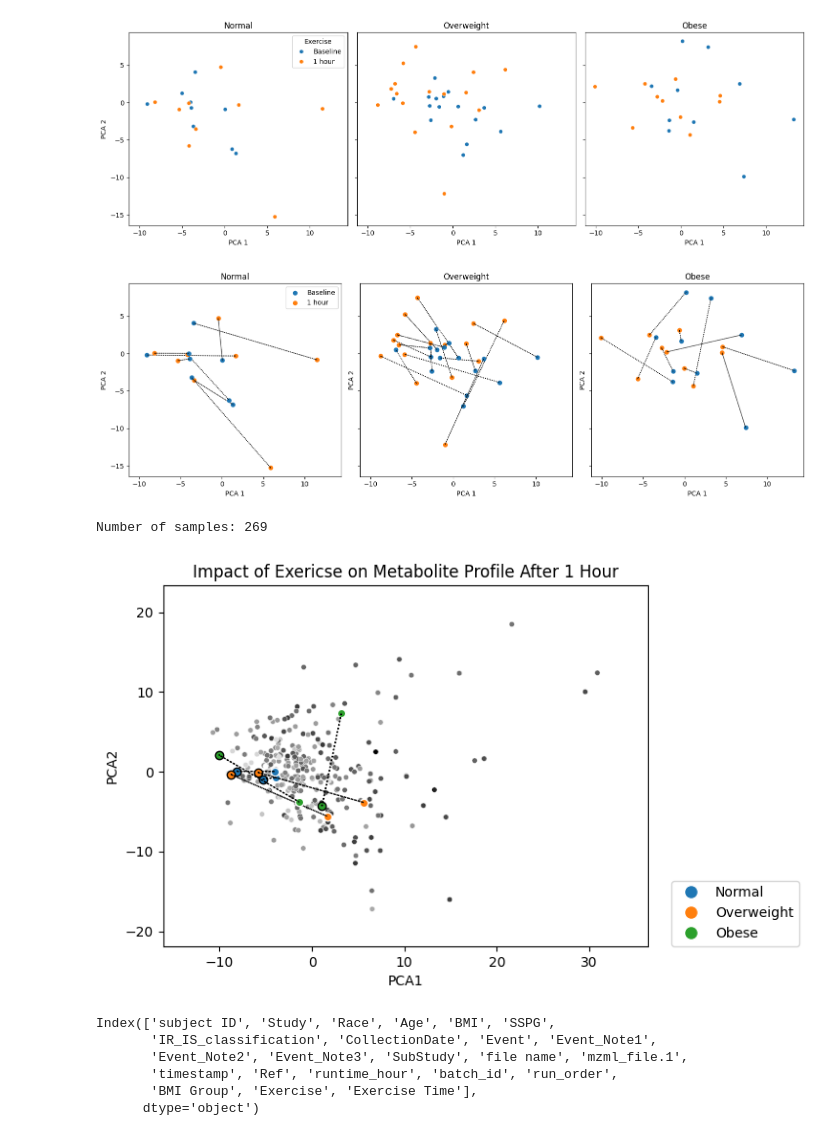
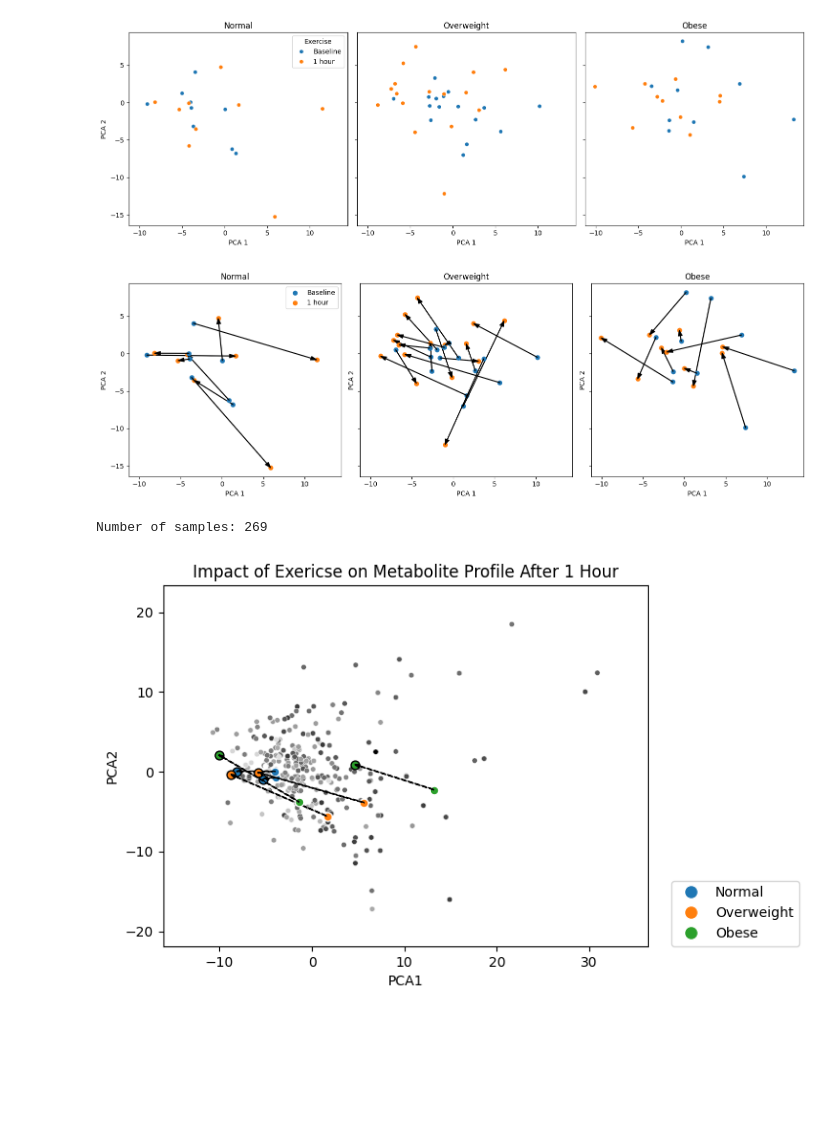
Before and after one commit to ReviveMed/mzEmbed, a Jupyter notebook: ml/stanford_bmi_umaps2.ipynb, the cells around one changed output. Drawn from its saved outputs; the diff is of its cells as text; code cells hidden in the pictures; blank space fills up the shorter version.

```diff
--- a/ml/stanford_bmi_umaps2.ipynb
+++ b/ml/stanford_bmi_umaps2.ipynb
@@ -241,7 +241,7 @@ labels = ['Normal', 'Overweight', 'Obese']
 margin_amount = 0.13
 show_text = False
 # %%
-create_nice_embedding_plot(trainval_embedding, 'BMI', df, emb_kind=emb_kind,margin_amount=margin_amount)
+create_nice_embedding_plot(trainval_embedding, 'BMI', df, emb_kind=emb_kind,margin_amount=margin_amount,dot_size=100)
 # add some text in the corner of the plot
 # how to make this text smllar"
 if show_text:
@@ -270,6 +270,8 @@ for i in range(3):
     for j in range(2):
         if i == 1:
             row = matched_subset.loc[r_dist.index[j+2]]
+        elif (i==2) and (j==0):
+            row = matched_subset.loc[r_dist.index[4]]
         else:
             row = matched_subset.loc[r_dist.index[j]]
         baseline_x = row[(f'{emb_kind}1', 'Baseline')]
@@ -278,15 +280,20 @@ for i in range(3):
         hour_y = row[(f'{emb_kind}2', '1 hour')]
 
         # Draw a scatter plot for the 'Baseline' point
-        plt.scatter(baseline_x, baseline_y, edgecolor='C0', facecolors='none')
+        plt.scatter(baseline_x, baseline_y, edgecolor='C0', facecolors='none', s=30)
 
         # Draw a scatter plot for the '1 hour' point
-        plt.scatter(hour_x, hour_y, edgecolor='C2', facecolors='none')
+        plt.scatter(hour_x, hour_y, edgecolor='C2', facecolors='none',s=30)
 
         # Draw an arrow from the 'Baseline' point to the '1 hour' point
+        # plt.arrow(baseline_x, baseline_y, hour_x - baseline_x, hour_y - baseline_y, color='black', length_includes_head=True,
+        #         head_width=0.1,width=0.005,linestyle=':')
+
         plt.arrow(baseline_x, baseline_y, hour_x - baseline_x, hour_y - baseline_y, color='black', length_includes_head=True,
-                head_width=0.1,width=0.005,linestyle=':')
+            head_width=0.4,width=0.05,linestyle='--')
 
-plt.savefig(os.path.join(chosen_plots_dir, 'color_top_movement_embedding.png'), dpi=300, bbox_inches='tight')
+# plt.xlim(-13,13)
+# plt.ylim(-13,13)
+plt.savefig(os.path.join(chosen_plots_dir, 'color_top_movement_embedding.png'), dpi=600, bbox_inches='tight')
 # %% [output]
 Number of samples: 269
@@ -383,38 +445,38 @@ for i, ax in enumerate(axes):
         hour_x = row[(f'{emb_kind}1', '1 hour')]
         hour_y = row[(f'{emb_kind}2', '1 hour')]
 
         # Draw a scatter plot for the 'Baseline' point
-        ax.scatter(baseline_x, baseline_y, color='C0', label='Baseline' if idx == matched_subset.index[0] else "")
+        ax.scatter(baseline_x, baseline_y, color='C0', label='Baseline' if idx == matched_subset.index[0] else "", s=40)
 
         # Draw a scatter plot for the '1 hour' point
-        ax.scatter(hour_x, hour_y, color='C1', label='1 hour' if idx == matched_subset.index[0] else "")
+        ax.scatter(hour_x, hour_y, color='C1', label='1 hour' if idx == matched_subset.index[0] else "", s=40)
 
         # Draw an arrow from the 'Baseline' point to the '1 hour' point
         ax.arrow(baseline_x, baseline_y, hour_x - baseline_x, hour_y - baseline_y, color='black', length_includes_head=True,
-                head_width=0.1,width=0.005,linestyle=':')
+                head_width=0.5,width=0.05,linestyle='-')
 
     # add a legend
     if i == 0:
         ax.legend()
 
 
 
     # Set the title and axis labels for the subplot
     ax.set_title(labels[i])
     ax.set_xlabel(f'{emb_kind} 1')
     ax.set_ylabel(f'{emb_kind} 2')
 
 # Add a colorbar to the last subplot
 # cbar = plt.colorbar(ax=axes[-1])
 # cbar.set_label('Event Time')
 
 # Adjust the spacing between subplots
 plt.tight_layout()
 
 # Show the plot
-plt.savefig(os.path.join(chosen_plots_dir, 'arrow-bmi_embedding.png'), dpi=300, bbox_inches='tight')
+plt.savefig(os.path.join(chosen_plots_dir, 'arrow-bmi_embedding.png'), dpi=600, bbox_inches='tight')
 # %% [output]
-[figure, old version]
+[figure, new version]
 # %%
 # create_nice_embedding_plot(trainval_embedding, 'BMI', df, is_umap=True,margin_amount=margin_amount)
 # # add some text in the corner of the plot
@@ -499,6 +561,8 @@ for i in range(3):
     for j in range(2):
         if i == 1:
             row = matched_subset.loc[r_dist.index[j+2]]
+        elif (i==2) and (j==0):
+            row = matched_subset.loc[r_dist.index[4]]
         else:
             row = matched_subset.loc[r_dist.index[j]]
         baseline_x = row[(f'{emb_kind}1', 'Baseline')]
@@ -506,21 +570,22 @@ for i in range(3):
         hour_x = row[(f'{emb_kind}1', '1 hour')]
         hour_y = row[(f'{emb_kind}2', '1 hour')]
 
+
         # Draw a scatter plot for the 'Baseline' point
-        plt.scatter(baseline_x, baseline_y, edgecolor='white', facecolors=label_colors[i],
+        plt.scatter(baseline_x, baseline_y, edgecolor='white', facecolors=label_colors[i],s=40,
             label=f'{bmi_group} Baseline' if idx == matched_subset.index[0] else "")
 
         # Draw a scatter plot for the '1 hour' point
-        plt.scatter(hour_x, hour_y, edgecolor='black', facecolors=label_colors[i],
+        plt.scatter(hour_x, hour_y, edgecolor='black', facecolors=label_colors[i],s=40,
             label=f'{bmi_group} 1 hour' if idx == matched_subset.index[0] else "")
 
         # Draw an arrow from the 'Baseline' point to the '1 hour' point
         plt.arrow(baseline_x, baseline_y, hour_x - baseline_x, hour_y - baseline_y, color='black', length_includes_head=True,
-                head_width=0.1,width=0.005,linestyle=':')
+                head_width=0.4,width=0.05,linestyle='--')
 
     # place legend outside of the plot
     # plt.legend(bbox_to_anchor=(1.05, 1), loc=2, borderaxespad=0.)
-# plt.savefig(os.path.join(chosenf_{emb_kind}_plots_dir, 'gray_top_movement_embedding.png'), dpi=300, bbox_inches='tight')
+# plt.savefig(os.path.join(chosenf_{emb_kind}_plots_dir, 'gray_top_movement_embedding.png'), dpi=600, bbox_inches='tight')
 
 # add a custom legend to the plot for the Obsese groups
 # legend_text = ['Normal Baseline', 'Normal 1 hour', 'Overweight Baseline', 'Overweight 1 hour', 'Obese Baseline', 'Obese 1 hour']
@@ -543,16 +608,7 @@ plt.legend(handles=[plt.Line2D([0], [0], marker=legend_markers[i], color='w',
 
 plt.title('Impact of Exericse on Metabolite Profile After 1 Hour')
 
-plt.savefig(os.path.join(chosen_plots_dir, 'gray_top_movement_embedding.png'), dpi=300, bbox_inches='tight')
+plt.savefig(os.path.join(chosen_plots_dir, 'gray_top_movement_embedding.png'), dpi=600, bbox_inches='tight')
 # %% [output]
 Number of samples: 269
-[figure, old version]
+[figure, new version]
-# %%
-df.columns
-# %% [output]
-Index(['subject ID', 'Study', 'Race', 'Age', 'BMI', 'SSPG',
-       'IR_IS_classification', 'CollectionDate', 'Event', 'Event_Note1',
-       'Event_Note2', 'Event_Note3', 'SubStudy', 'file name', 'mzml_file.1',
-       'timestamp', 'Ref', 'runtime_hour', 'batch_id', 'run_order',
-       'BMI Group', 'Exercise', 'Exercise Time'],
-      dtype='object')
```
Also changed, not shown: parts of 8 cells of this notebook, 2 other files.
